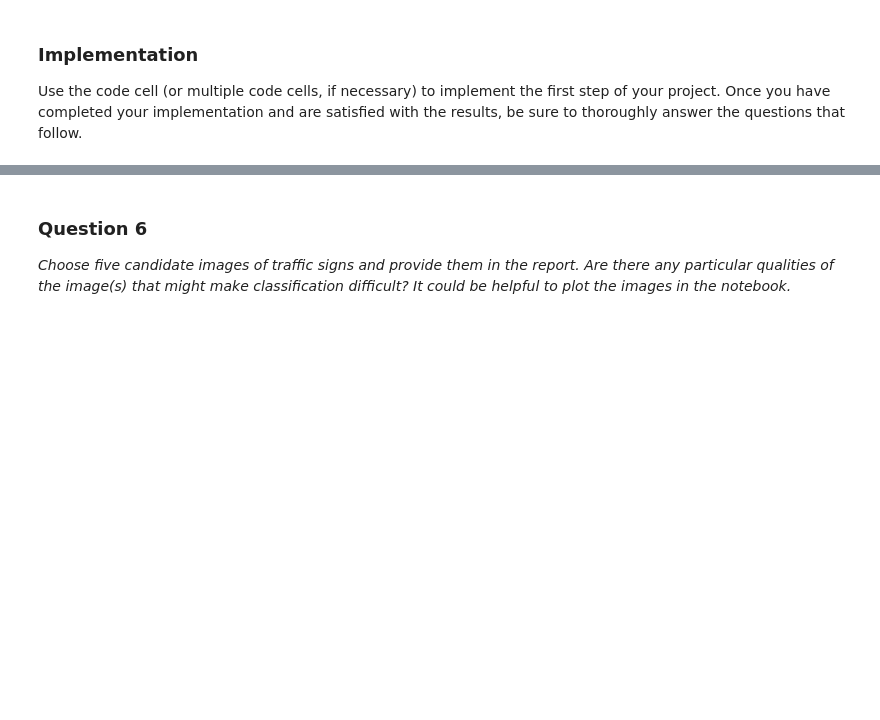
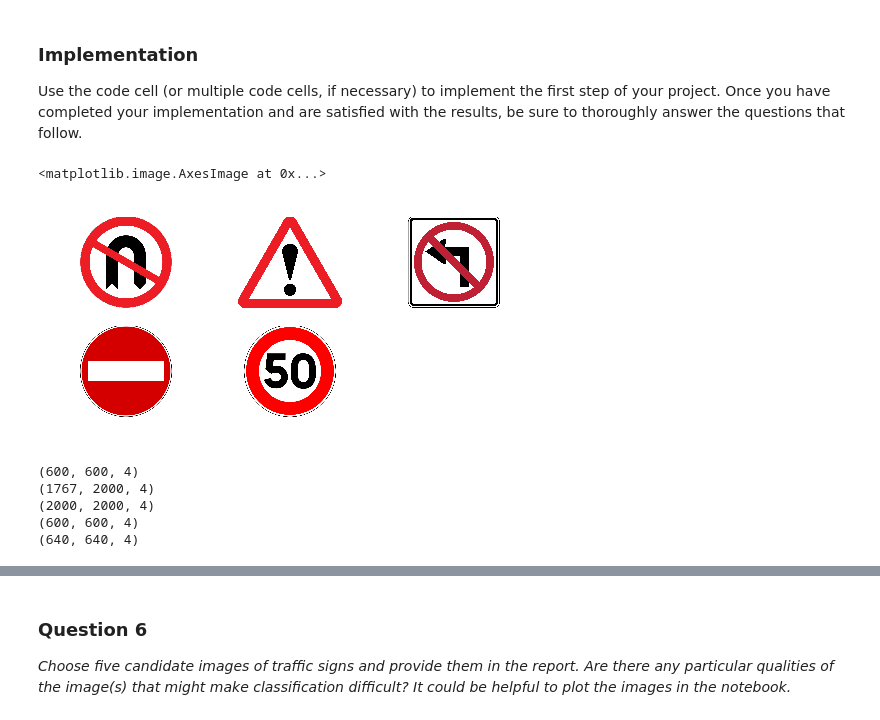
Before and after one commit to tiandiao123/traffic_sign_classifier, a Jupyter notebook: Traffic_Sign_Classifier.ipynb, the cells around one changed output, grey strips where cells are left out. Drawn from its saved outputs; the diff is of its cells as text; code cells hidden in the pictures; blank space fills up the shorter version.

```diff
--- a/Traffic_Sign_Classifier.ipynb
+++ b/Traffic_Sign_Classifier.ipynb
@@ -252,0 +581,46 @@ Use the code cell (or multiple code cells, if necessary) to implement the first
+# %%
+### Load the images and plot them here.
+### Feel free to use as many code cells as needed.
+import matplotlib.pyplot as plt
+import matplotlib.image as mpimg
+import numpy as np
+
+image1=mpimg.imread('sign1.png')
+plt.subplot(3,3,1)
+plt.axis('off')
+plt.imshow(image1)
+
+image2=mpimg.imread('sign2.png')
+plt.subplot(3,3,2)
+plt.axis('off')
+plt.imshow(image2)
+
+image3=mpimg.imread('sign3.png')
+plt.subplot(3,3,3)
+plt.axis('off')
+plt.imshow(image3)
+
+image4=mpimg.imread('sign6.png')
+plt.subplot(3,3,4)
+plt.axis('off')
+plt.imshow(image4)
+
+image5=mpimg.imread('sign5.png')
+plt.subplot(3,3,5)
+plt.axis('off')
+plt.imshow(image5)
+# %% [output]
+<matplotlib.image.AxesImage at 0x...>
+[figure, added]
+# %%
+print(image1.shape)
+print(image2.shape)
+print(image3.shape)
+print(image4.shape)
+print(image5.shape)
+# %% [output]
+(600, 600, 4)
+(1767, 2000, 4)
+(2000, 2000, 4)
+(600, 600, 4)
+(640, 640, 4)
```
Also changed, not shown: parts of 52 cells of this notebook.
